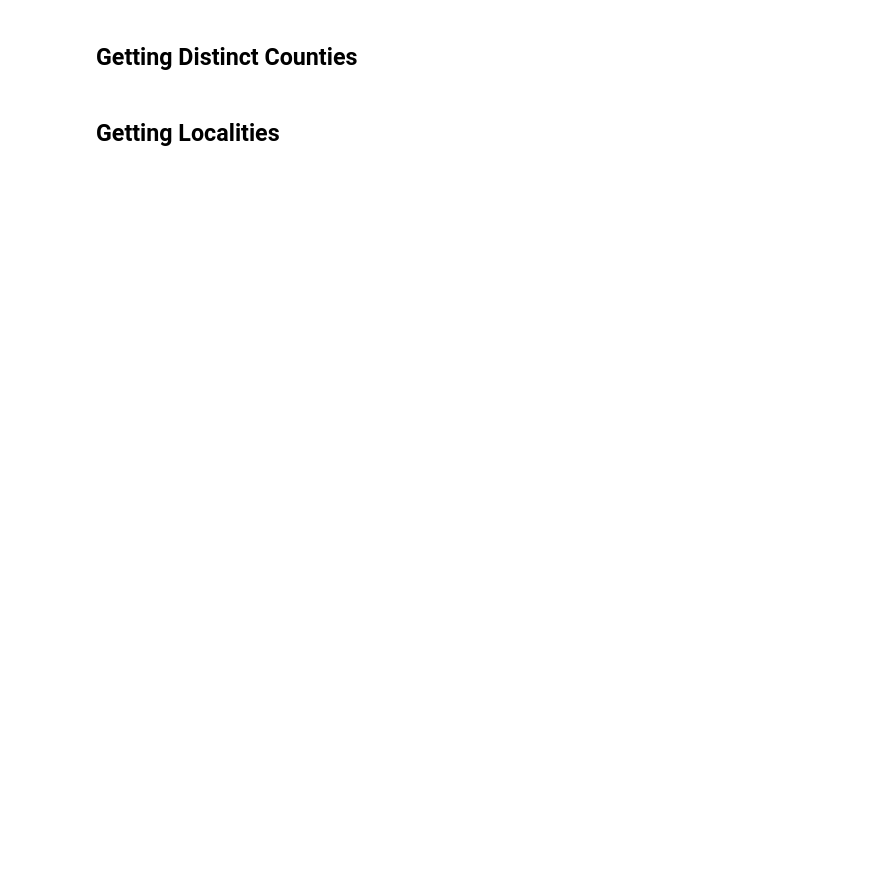
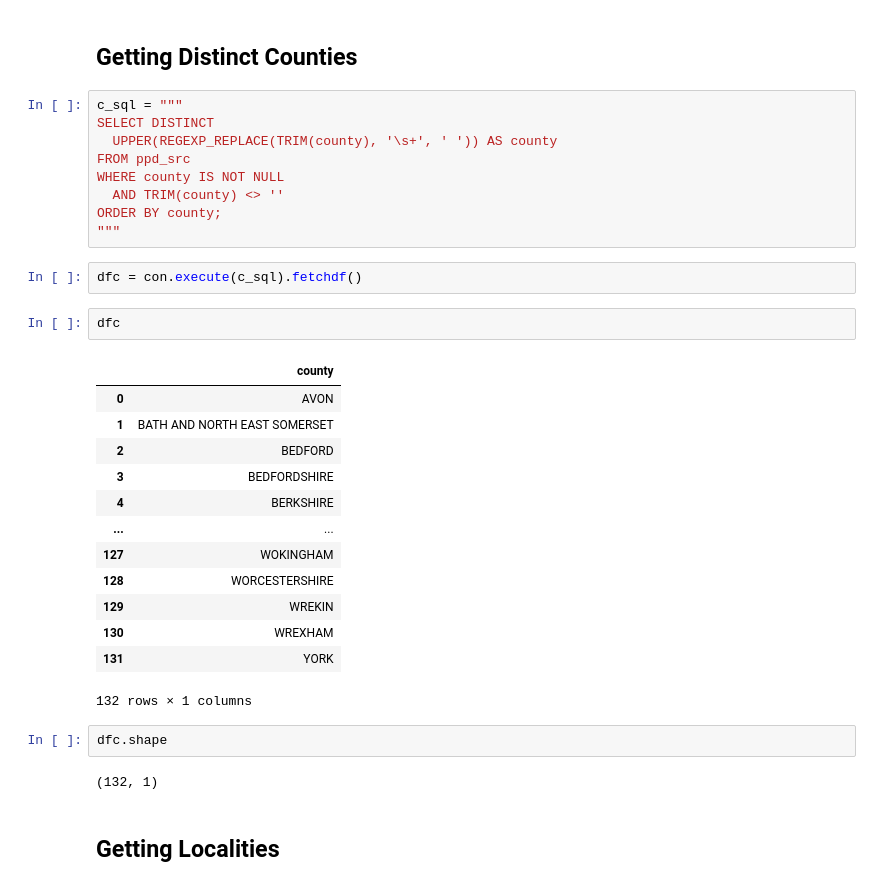
Before and after one commit to reachusama/glos-housing-analysis, a Jupyter notebook: machine_learning/address_parser/notebooks/address_analysis.ipynb, the cells around one changed output. Cells and saved outputs as stored; diff of their text form; blank space fills up the shorter version.

```diff
--- a/machine_learning/address_parser/notebooks/address_analysis.ipynb
+++ b/machine_learning/address_parser/notebooks/address_analysis.ipynb
@@ -208,4 +218,35 @@ df[df['property_type'] == 'F'].head()
 # %% [markdown]
 ## Getting Distinct Counties
+# %%
+c_sql = """
+SELECT DISTINCT
+  UPPER(REGEXP_REPLACE(TRIM(county), '\s+', ' ')) AS county
+FROM ppd_src
+WHERE county IS NOT NULL
+  AND TRIM(county) <> ''
+ORDER BY county;
+"""
+# %%
+dfc = con.execute(c_sql).fetchdf()
+# %%
+dfc
+# %% [output]
+|  | county |
+| 0 | AVON |
+| 1 | BATH AND NORTH EAST SOMERSET |
+| 2 | BEDFORD |
+| 3 | BEDFORDSHIRE |
+| 4 | BERKSHIRE |
+| ... | ... |
+| 127 | WOKINGHAM |
+| 128 | WORCESTERSHIRE |
+| 129 | WREKIN |
+| 130 | WREXHAM |
+| 131 | YORK |
+132 rows × 1 columns
+# %%
+dfc.shape
+# %% [output]
+(132, 1)
 # %% [markdown]
 ## Getting Localities
```
Also changed, not shown: parts of 35 cells of this notebook, 7 other files.
